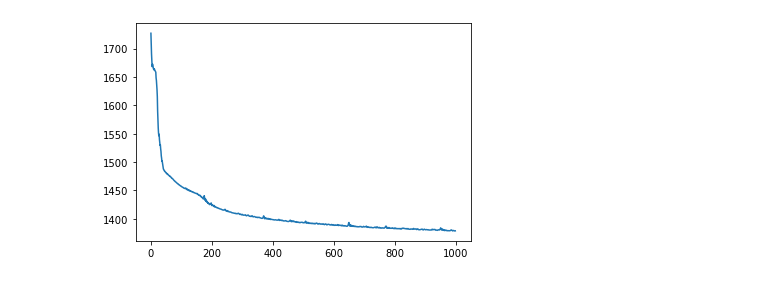
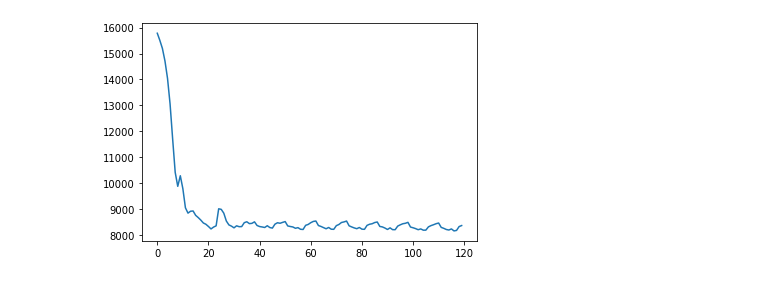
Before and after one commit to awright101/thesis_work_gaialens, a Jupyter notebook: test_models.ipynb, the cells around one changed output. Cells and saved outputs as stored; diff of their text form; code cells hidden in the pictures.

```diff
--- a/test_models.ipynb
+++ b/test_models.ipynb
@@ -24,0 +51,5 @@ dout = scaler.transform(darray)
+# %%
+darray = data.to_numpy()
+# %%
+for year in data['Year'].unique():
+    print(darray[darray[:,2]==year,:].shape)
@@ -24,0 +73,3 @@ dout = scaler.transform(darray)
+# %%
+dout = darray
+dtensor = torch.FloatTensor(dout)
@@ -25,13 +80,12 @@ dout = scaler.transform(darray)
 # %%
    #Sending scaled data to device
 device = torch.device("cpu")
-dtensor = torch.FloatTensor(dout)
 
 
 
-model = VAE(num_feats = 14).to(device)
 
-print(model)
+model = VAE(num_feats = 232,latent_dims=100).to(device)
+
 optimizer = optim.Adam(model.parameters(), lr=1e-3)
 model.train()
 
@@ -51,24 +93,30 @@ VAE(
 # %%
-for epoch in range(1000):
-    drecon,mu,log_var =  model(dtensor)
-    optimizer.zero_grad()
-    loss = loss_function(drecon, dtensor, mu, log_var)
-    loss.backward()
-    optimizer.step()
+for epoch in range(10):
+    for year in data['Year'].unique():
+
+        tensor_in = dtensor[dtensor[:,2]==year,:]
+
+        #print(tensor_in.shape)
+
+        drecon,mu,log_var =  model(tensor_in)
+        optimizer.zero_grad()
+        loss = loss_function(drecon, tensor_in, mu, log_var)
+        loss.backward()
+        optimizer.step()
 
 
-    loss_store.append(loss.item())
+        loss_store.append(loss.item())
 
         # if epoch %100 == 0:
 
 
         #     print(loss.item())
 
 
 
 
 
 plt.plot(loss_store)
 plt.show()
 # %% [output]
-[figure, old version]
+[figure, new version]
```
Also changed, not shown: parts of 15 cells of this notebook, 5 other files.
